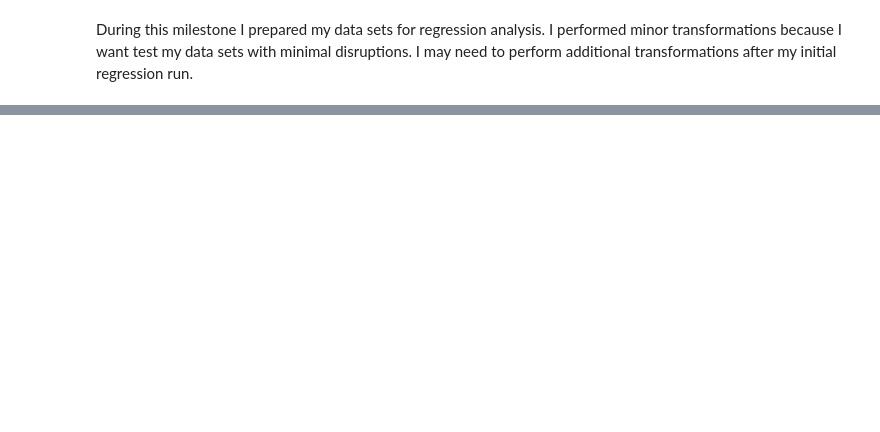
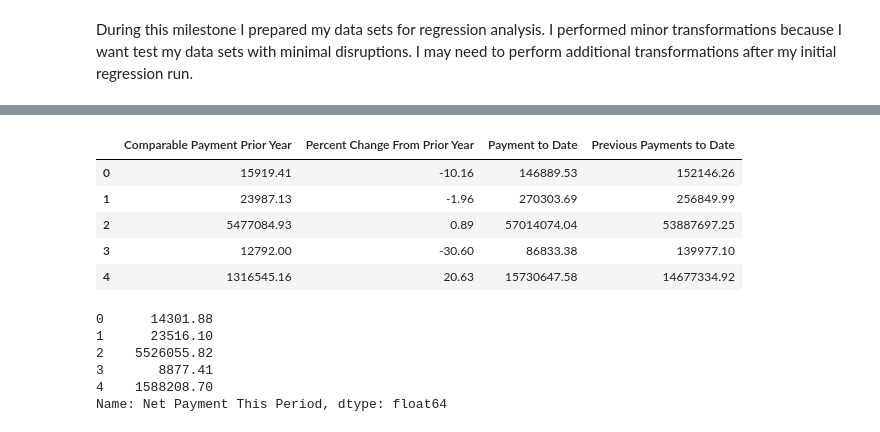
Before and after one commit to MWPerrineJr/Data_Mining_Final, a Jupyter notebook: data mining final1.ipynb, the cells around one changed output, grey strips where cells are left out. Cells and saved outputs as stored; diff of their text form; code cells hidden in the pictures; blank space fills up the shorter version.

```diff
--- a/data mining final1.ipynb
+++ b/data mining final1.ipynb
@@ -454,0 +498,26 @@ During this milestone I prepared my data sets for regression analysis. I perform
+# %%
+sales_tax = sales_tax.fillna(0)
+# %%
+# This code splits the data set.
+X_sales = sales_tax.iloc[:, 1:5] # all features except net payments this period
+y_sales = sales_tax.iloc[:,0] # target is the net payment this period
+# %%
+# This displays the X_sales data set.
+X_sales.head()
+# %% [output]
+|  | Comparable Payment Prior Year | Percent Change From Prior Year | Payment to Date | Previous Payments to Date |
+| 0 | 15919.41 | -10.16 | 146889.53 | 152146.26 |
+| 1 | 23987.13 | -1.96 | 270303.69 | 256849.99 |
+| 2 | 5477084.93 | 0.89 | 57014074.04 | 53887697.25 |
+| 3 | 12792.00 | -30.60 | 86833.38 | 139977.10 |
+| 4 | 1316545.16 | 20.63 | 15730647.58 | 14677334.92 |
+# %%
+# This displays the y_sales data set.
+y_sales.head()
+# %% [output]
+0      14301.88
+1      23516.10
+2    5526055.82
+3       8877.41
+4    1588208.70
+Name: Net Payment This Period, dtype: float64
```
Also changed, not shown: parts of 131 cells of this notebook, 2 other files.
